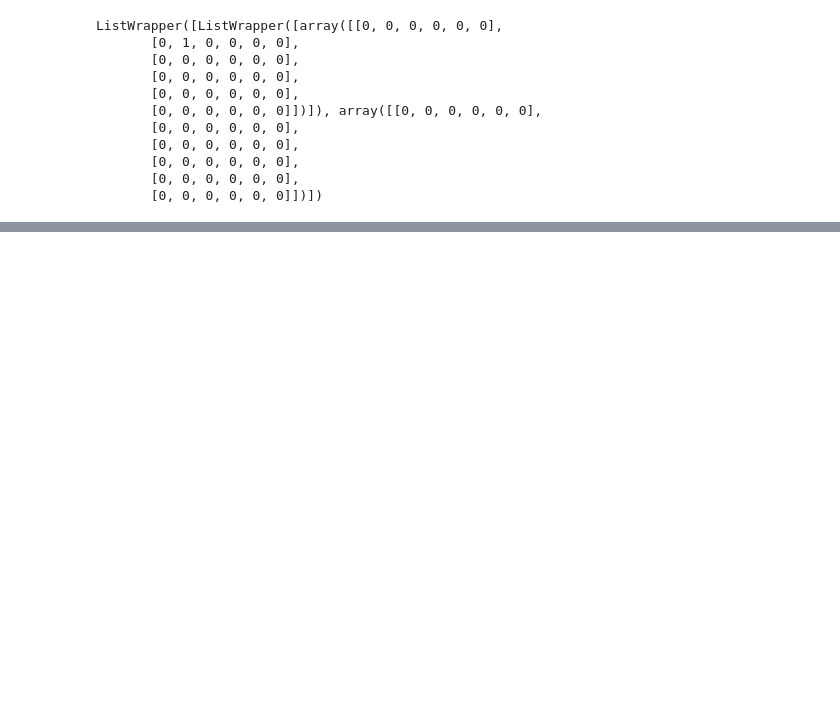
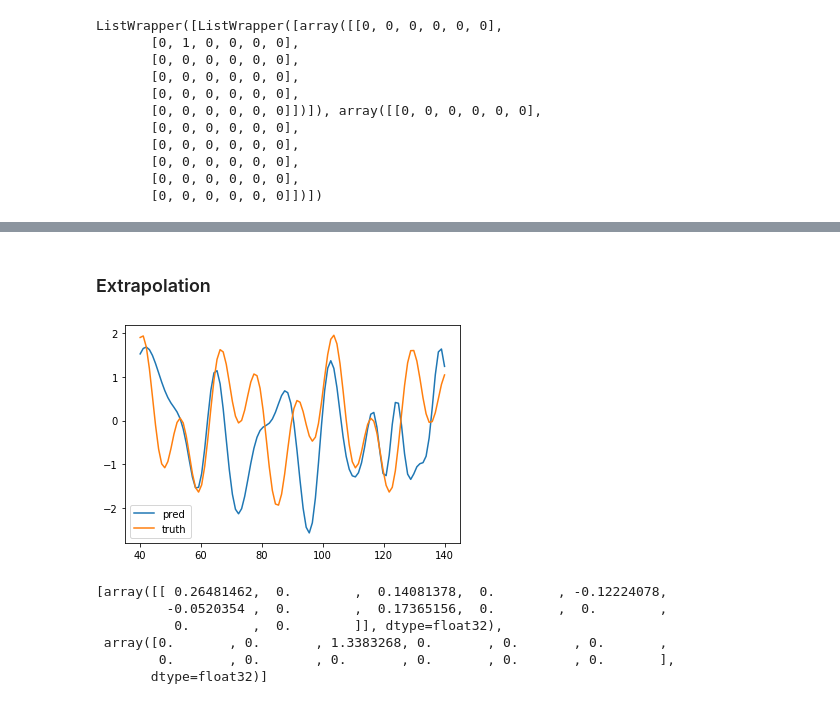
Before and after one commit to KristofPusztai/EQL, a Jupyter notebook: Jupyter Notebooks/EQLtest.ipynb, the cells around one changed output, grey strips where cells are left out. Cells and saved outputs as stored; diff of their text form; code cells hidden in the pictures; blank space fills up the shorter version.

```diff
--- a/Jupyter Notebooks/EQLtest.ipynb
+++ b/Jupyter Notebooks/EQLtest.ipynb
@@ -131,0 +212,21 @@ ListWrapper([ListWrapper([array([[0, 0, 0, 0, 0, 0],
+# %% [markdown]
+### Extrapolation
+# %%
+x = np.linspace(40,140, 100)
+y = np.sin(0.2*x) + np.sin(0.5*x)
+y_pred = EQLmodel.predict(x)
+plt.plot(x, y_pred)
+plt.plot(x, y)
+plt.legend(['pred','truth'])
+plt.show()
+# %% [output]
+[figure, added]
+# %%
+EQLmodel.get_weights(1)
+# %% [output]
+[array([[ 0.26481462,  0.        ,  0.14081378,  0.        , -0.12224078,
+         -0.0520354 ,  0.        ,  0.17365156,  0.        ,  0.        ,
+          0.        ,  0.        ]], dtype=float32),
+ array([0.       , 0.       , 1.3383268, 0.       , 0.       , 0.       ,
+        0.       , 0.       , 0.       , 0.       , 0.       , 0.       ],
+       dtype=float32)]
```
Also changed, not shown: parts of 30 cells of this notebook, 1 other file.
